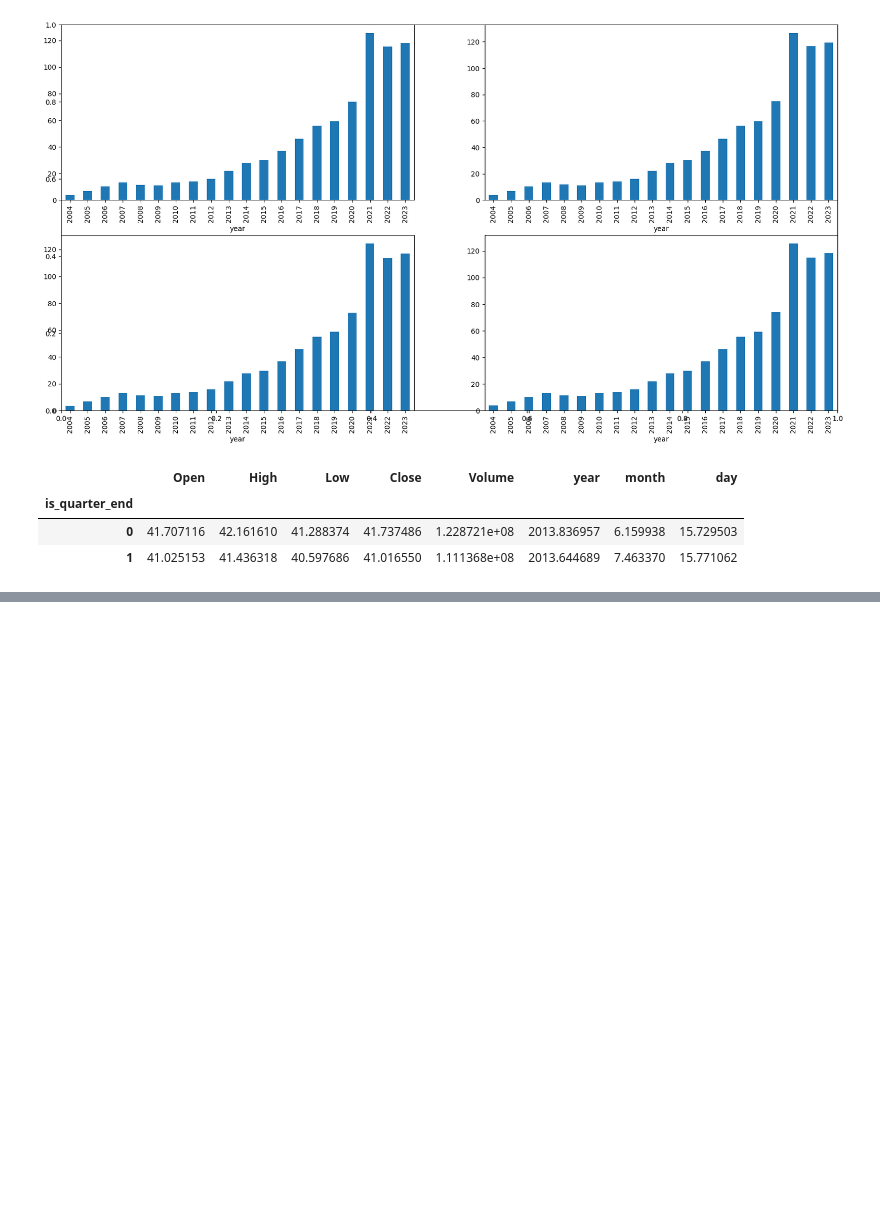
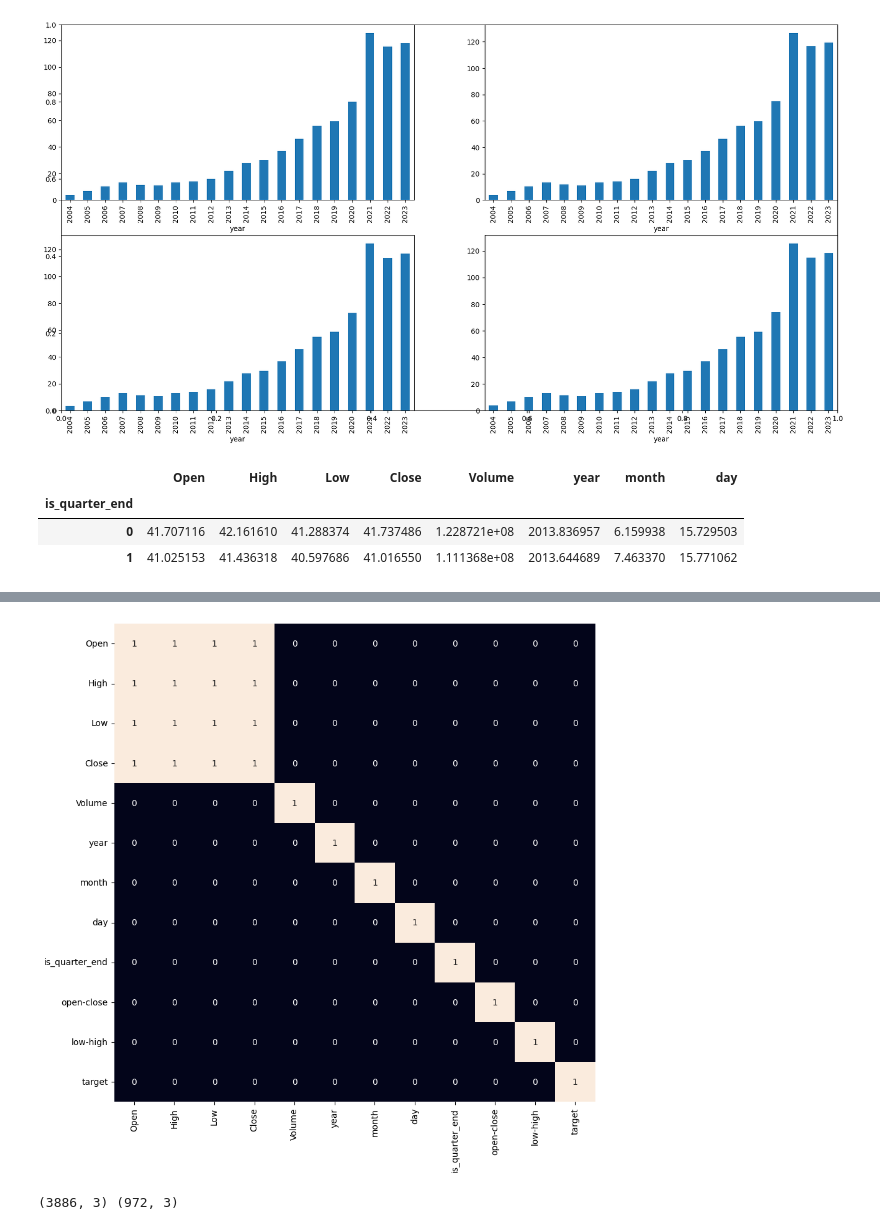
Before and after one commit to mckadethur33/google-stock-price-prediction, a Jupyter notebook: main.ipynb, the cells around one changed output, grey strips where cells are left out. Drawn from its saved outputs; the diff is of its cells as text; code cells hidden in the pictures; blank space fills up the shorter version.

```diff
--- a/main.ipynb
+++ b/main.ipynb
@@ -103,0 +114,24 @@ df.drop('Date', axis=1).groupby('is_quarter_end').mean()
+# %%
+plt.figure(figsize=(10, 10))
+
+# As our concern is with the highly
+# correlated features only so, we will visualize
+# our heatmap as per that criteria only.
+sb.heatmap(df.drop('Date', axis=1).corr() > 0.9, annot=True, cbar=False)
+plt.show()
+# %% [output]
+[figure, added]
+# %%
+#Selecting features and target
+features = df[['open-close', 'low-high', 'is_quarter_end']]
+target = df['target']
+
+scaler = StandardScaler()
+features = scaler.fit_transform(features)
+
+#Splitting data into 80/20 ratio for performance evaluation
+X_train, X_valid, Y_train, Y_valid = train_test_split(
+	features, target, test_size=0.20, random_state=2022)
+print(X_train.shape, X_valid.shape)
+# %% [output]
+(3886, 3) (972, 3)
```
Also changed, not shown: parts of 4 cells of this notebook.
